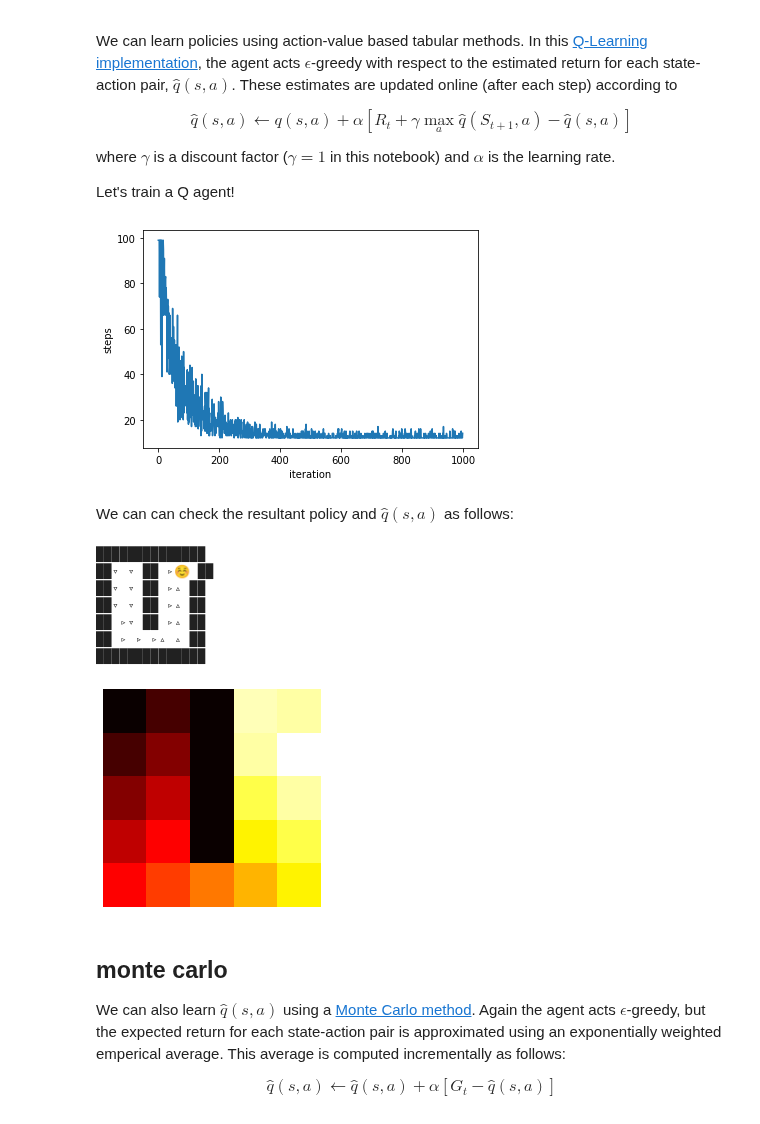
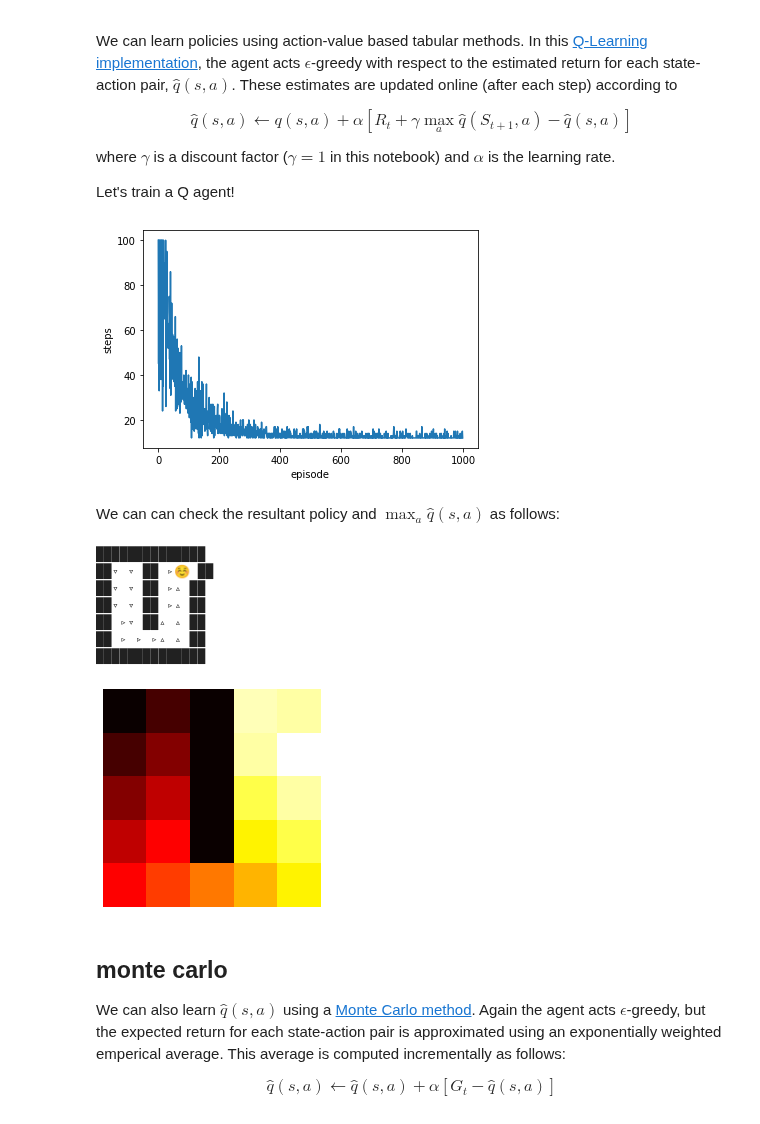
Before and after one commit to richard-warren/rl_sandbox, a Jupyter notebook: demo2.ipynb, the cells around one changed output. Cells and saved outputs as stored; diff of their text form; code cells hidden in the pictures.

```diff
--- a/demo2.ipynb
+++ b/demo2.ipynb
@@ -76,19 +76,18 @@ Let's train a Q agent!
 # %%
 agent = Agents.QLearning(env)
 steps, reward = agent.train(
     iterations=1000,
-    max_steps=100,        # max steps per episode
     epsilon=.05,
     alpha=.05,
     gamma=1,
     online_update=True)   # update q on every step
 
-ax = plt.axes(xlabel='iteration', ylabel='steps')
+ax = plt.axes(xlabel='episode', ylabel='steps')
 ax.plot(steps);
 # %% [output]
-[figure, old version]
+[figure, new version]
 # %% [markdown]
-We can can check the resultant policy and $\hat{q}(s,a)$ as follows:
+We can can check the resultant policy and $\max_{a} \hat{q}(s,a)$ as follows:
 # %%
 agent.show_policy()
 agent.show_q()
@@ -97,7 +96,7 @@ agent.show_q()
 ██▿ ▿ ██ ▹☺ ██
 ██▿ ▿ ██ ▹▵ ██
 ██▿ ▿ ██ ▹▵ ██
-██ ▹▿ ██ ▹▵ ██
+██ ▹▿ ██▵ ▵ ██
 ██ ▹ ▹ ▹▵ ▵ ██
 ██████████████
 [figure]
```
Also changed, not shown: parts of 20 cells of this notebook, 5 other files.
